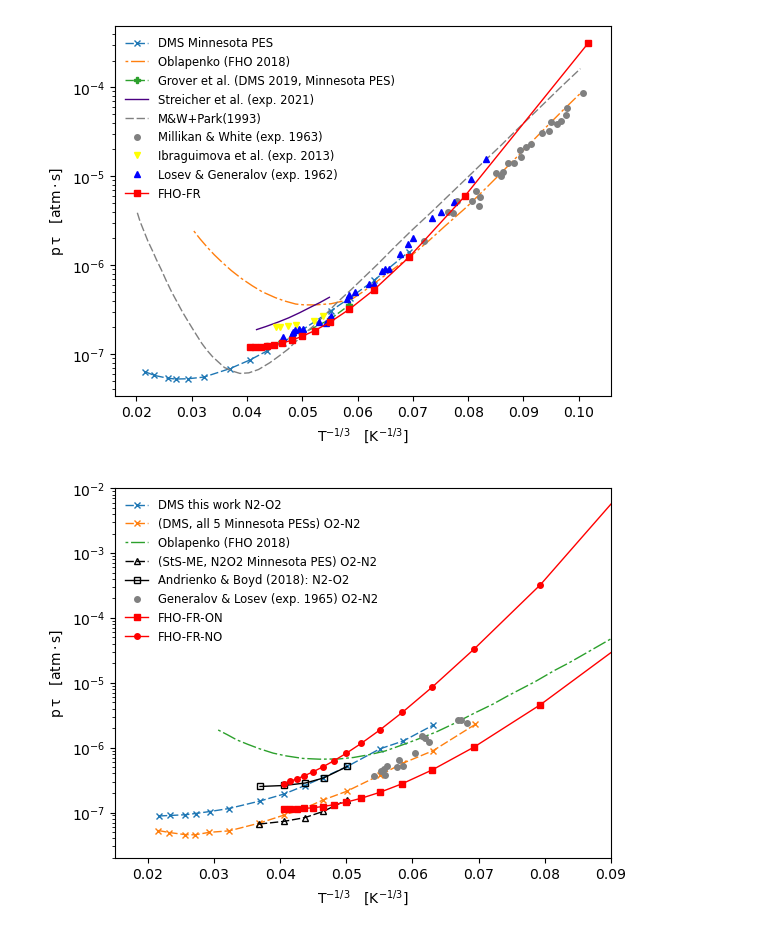
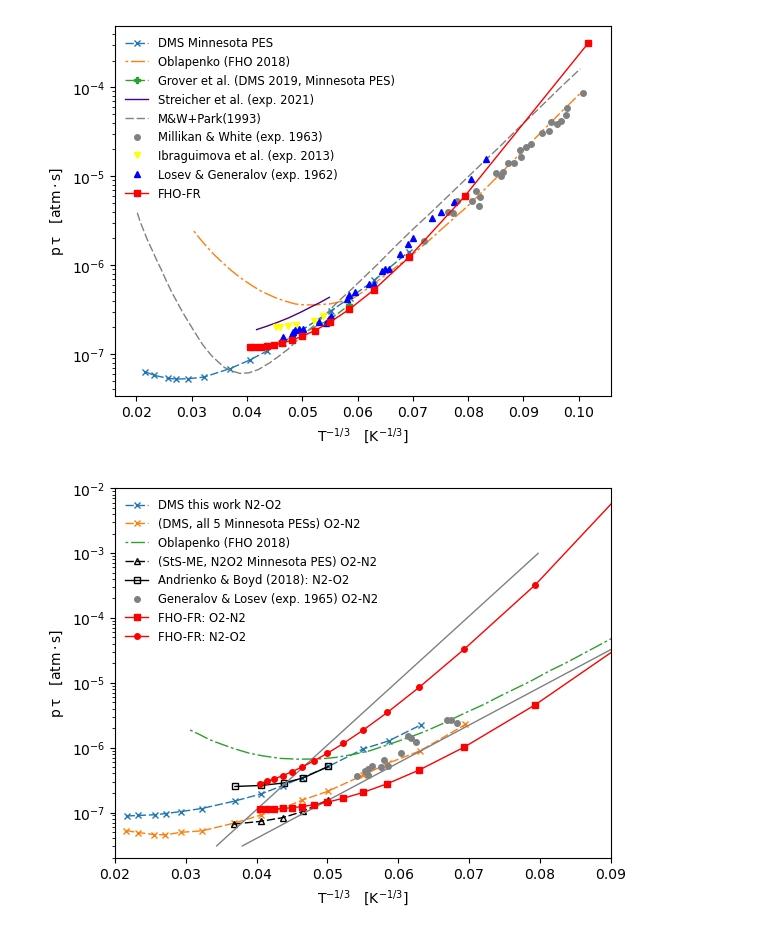
Before and after one commit to st107958/fho_plot, a Jupyter notebook: plots.ipynb, the cells around one changed output. Drawn from its saved outputs; the diff is of its cells as text; code cells hidden in the pictures.

```diff
--- a/plots.ipynb
+++ b/plots.ipynb
@@ -123,6 +125,8 @@ fig.savefig(molecules[1] + '.png', dpi=600)
 # %% [output]
 [figure]
 # %%
+data = get_all_data_points('O2-N2')
+
 fig, ax = plt.subplots()
 
 dmsno, = ax.plot(data['DMSNO'][:, 0], data['DMSNO'][:, 1], 'x', markersize=msize, linewidth=lwidth)
@@ -135,40 +139,38 @@ dmson.set_label('(DMS, all 5 Minnesota PESs) O2-N2')
 
 fho, = ax.plot(data['FHO'][:, 0], data['FHO'][:, 1], linewidth=lwidth)
 fho.set_dashes([2, 2, 10, 2])
 fho.set_label('Oblapenko (FHO 2018)')
 
 sts_me, = ax.plot(data['sts_me'][:, 0], data['sts_me'][:, 1], '-^', fillstyle='none',markersize=msize, color='black', linewidth=lwidth)
 sts_me.set_dashes([6, 2])
 sts_me.set_label('(StS-ME, N2O2 Minnesota PES) O2-N2')
 
 andrienko, = ax.plot(data['Andrienko'][:, 0], data['Andrienko'][:, 1], '-s', fillstyle='none', color='black', markersize=msize, linewidth=lwidth)
 andrienko.set_label('Andrienko & Boyd (2018): N2-O2')
 
-# mwno, = ax.plot(data['MWNO'][:, 0], data['MWNO'][:, 1], color='gray', linewidth=lwidth)
-# ax.annotate('Eq.(3a) of M&W (1963)', xy=(0.05, 1e-06), xytext=(0.03, 1e-05),
-#             arrowprops=dict(facecolor='black', lw=0.00005, linestyle='dashed', connectionstyle='angle3,angleA=0,angleB=90', arrowstyle='->'))
-#
-# mwon, = ax.plot(data['MWON'][:, 0], data['MWON'][:, 1], color='gray', linewidth=lwidth)
+mwno, = ax.plot(data['MWNO'][:, 0], data['MWNO'][:, 1], color='gray', linewidth=lwidth)
+
+mwon, = ax.plot(data['MWON'][:, 0], data['MWON'][:, 1], color='gray', linewidth=lwidth)
 
 gl, = ax.plot(data['GL'][:, 0], data['GL'][:, 1], 'o', color='gray', markersize=msize)
 gl.set_label('Generalov & Losev (exp. 1965) O2-N2')
 
 fho_fr, = ax.plot((data['FHO_FR_O2_N2'][:, 0]) ** (-1/3), data['FHO_FR_O2_N2'][:, 1], '-s', markersize=msize, linewidth=lwidth, color='red')
-fho_fr.set_label('FHO-FR-ON')
+fho_fr.set_label('FHO-FR: O2-N2')
 
 fho_fr, = ax.plot((data['FHO_FR_N2_O2'][:, 0]) ** (-1/3), data['FHO_FR_N2_O2'][:, 1], '-o', markersize=msize, linewidth=lwidth, color='red')
-fho_fr.set_label('FHO-FR-NO')
+fho_fr.set_label('FHO-FR: N2-O2')
 
 ax.set_yscale('log')
 plt.legend(frameon=False, framealpha=0, fontsize='small')
 
 # ax.grid(True)
-ax.set_xlim(0.015, 0.09)
+ax.set_xlim(0.02, 0.09)
 ax.set_ylim(0.2e-7, 1e-2)
 ax.set_xlabel(r'$\mathrm{T^{-1/3} \quad [K^{-1/3}]}$')
 ax.set_ylabel(r'$\mathrm{ p \, \tau \quad [atm \cdot s]}$')
 plt.show()
 
-fig.savefig(molecules[2] + '.png', dpi=600)
+fig.savefig('plots//' + 'O2-N2' + '.png', dpi=600)
 # %% [output]
-[figure, old version]
+[figure, new version]
```
Also changed, not shown: parts of 9 cells of this notebook, 29 other files.
